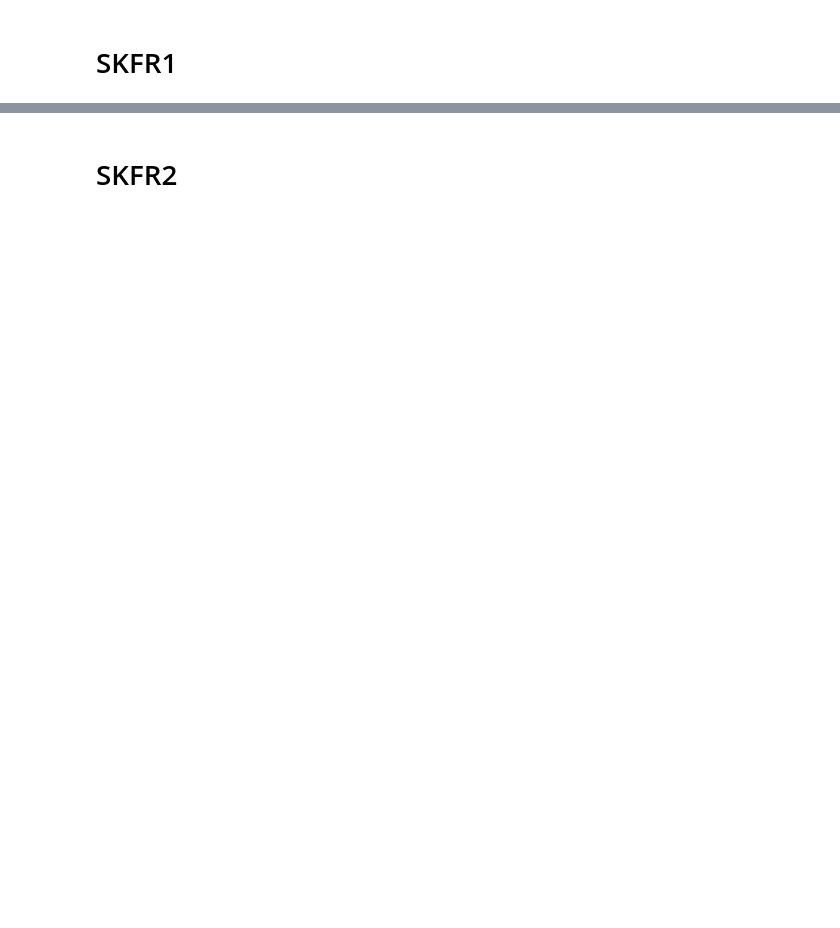
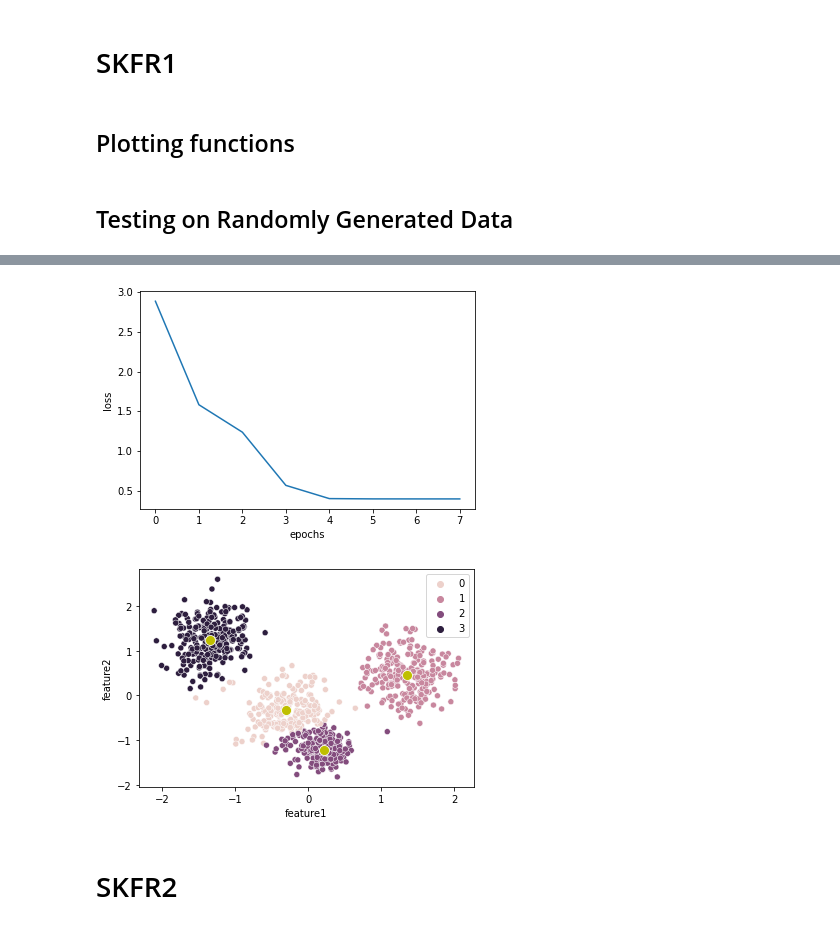
Before and after one commit to OmkarMehta/sparse-kmeans-feature-ranking, a Jupyter notebook: skfr.ipynb, the cells around one changed output, grey strips where cells are left out. Drawn from its saved outputs; the diff is of its cells as text; code cells hidden in the pictures; blank space fills up the shorter version.

Commit message:
Applied both functions on random dataset

```diff
--- a/skfr.ipynb
+++ b/skfr.ipynb
@@ -148,3 +155,5 @@ def skfr1(data, clusters, k, sparsity, maxiter):
         # update iteration number
         num_iter += 1
     return center, clusters, list_loss
+# %% [markdown]
+## Plotting functions
@@ -150,0 +182,28 @@ def skfr1(data, clusters, k, sparsity, maxiter):
+# %% [markdown]
+## Testing on Randomly Generated Data
+# %%
+features = 2
+cases = 1000
+k = 4
+sparsity = 2
+X_random = np.random.normal(0,1,size=(features,cases//k))
+j = 4
+p = 1
+for i in range(k-1):
+    tmp = np.random.normal(j,2,size=(features,cases//k))
+    if i%2==0:
+        tmp[0] = -1*tmp[0]
+    j+=4
+    X_random = np.concatenate((X_random,tmp),axis=1)
+
+X_random = torch.FloatTensor(X_random)
+X_random = X_random.to(device)
+
+Class = np.array(random.choices([i for i in range(k)],k=cases))
+Class = torch.LongTensor(Class.tolist()).to(device)
+
+centroids, cluster, loss_list = skfr1(X_random,Class,k,sparsity, 20)
+
+plot_loss(loss_list)
+plot_clusters(X_random.T.cpu(),centroids.T.cpu(),cluster.cpu())
+# %% [output]
@@ -151,3 +218,5 @@ def skfr1(data, clusters, k, sparsity, maxiter):
+[figure, added]
+[figure, added]
 # %% [markdown]
 # SKFR2
 # %%
```
Also changed, not shown: parts of 7 cells of this notebook.
